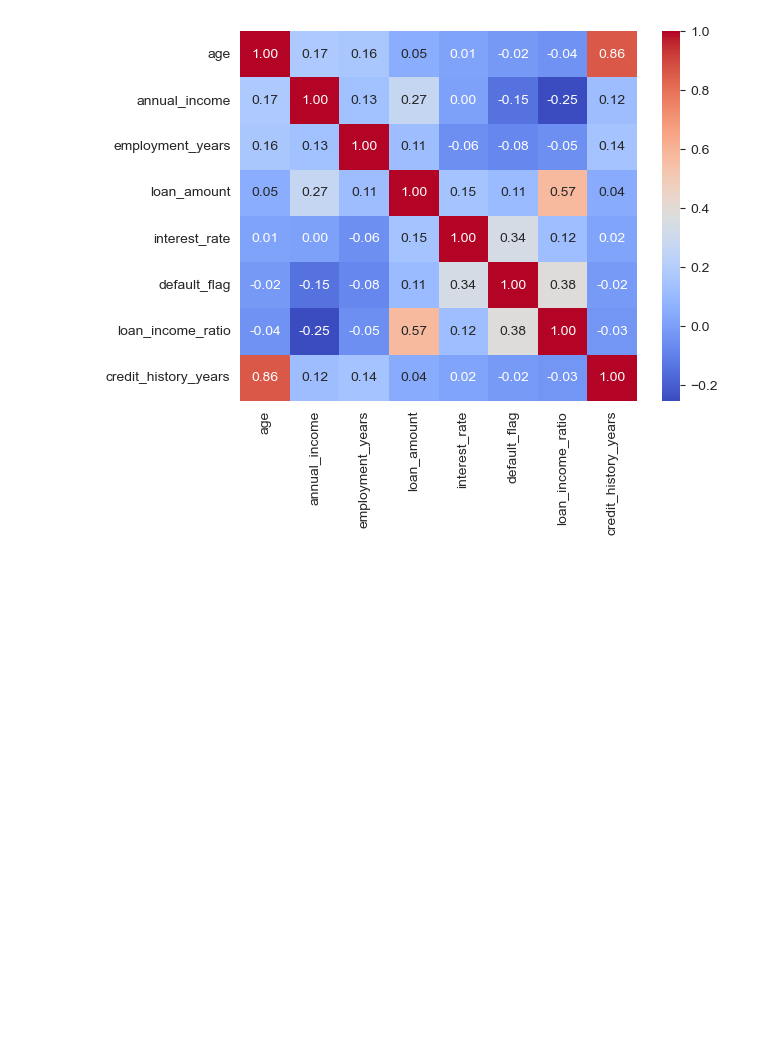
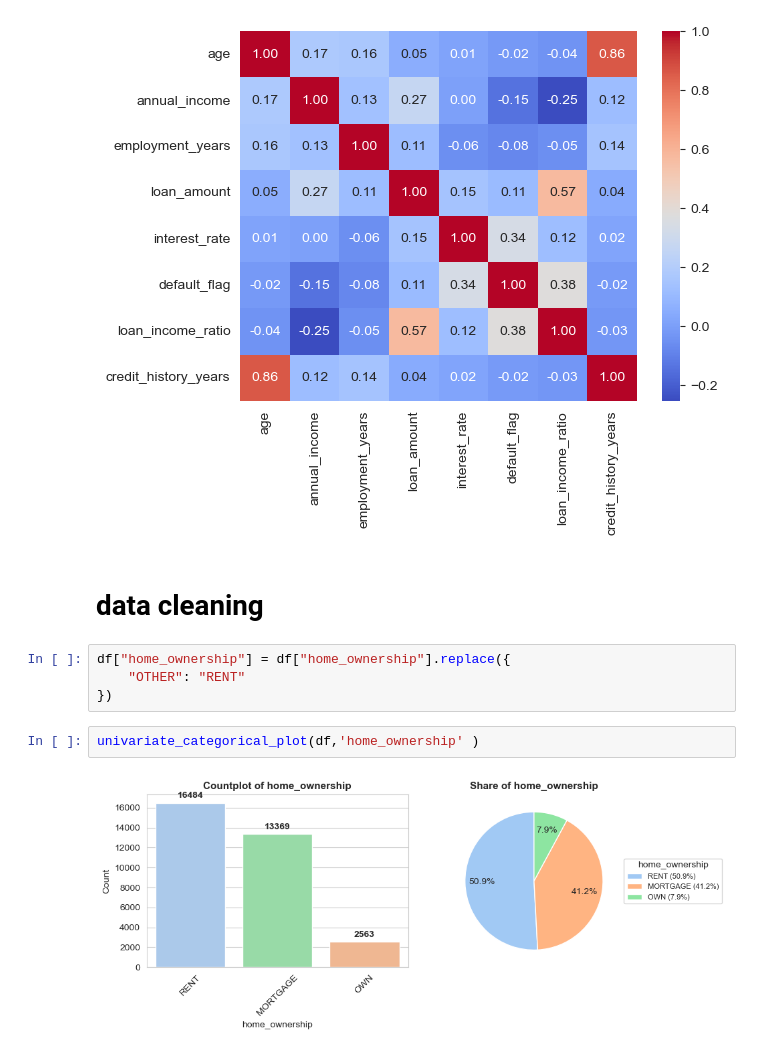
Before and after one commit to manish-singh-deswal/credit-risk-application-scorecard, a Jupyter notebook: 02_notebooks/eda.ipynb, the cells around one changed output. Drawn from its saved outputs; the diff is of its cells as text; blank space fills up the shorter version.

Commit message:
feat : do data cleaning

```diff
--- a/02_notebooks/eda.ipynb
+++ b/02_notebooks/eda.ipynb
@@ -361,3 +361,13 @@ sns.heatmap(
 plt.show()
 # %% [output]
 [figure]
+# %% [markdown]
+# data cleaning
+# %%
+df["home_ownership"] = df["home_ownership"].replace({
+    "OTHER": "RENT"
+})
+# %%
+univariate_categorical_plot(df,'home_ownership' )
+# %% [output]
+[figure, added]
```
Also changed, not shown: parts of 6 cells of this notebook.
